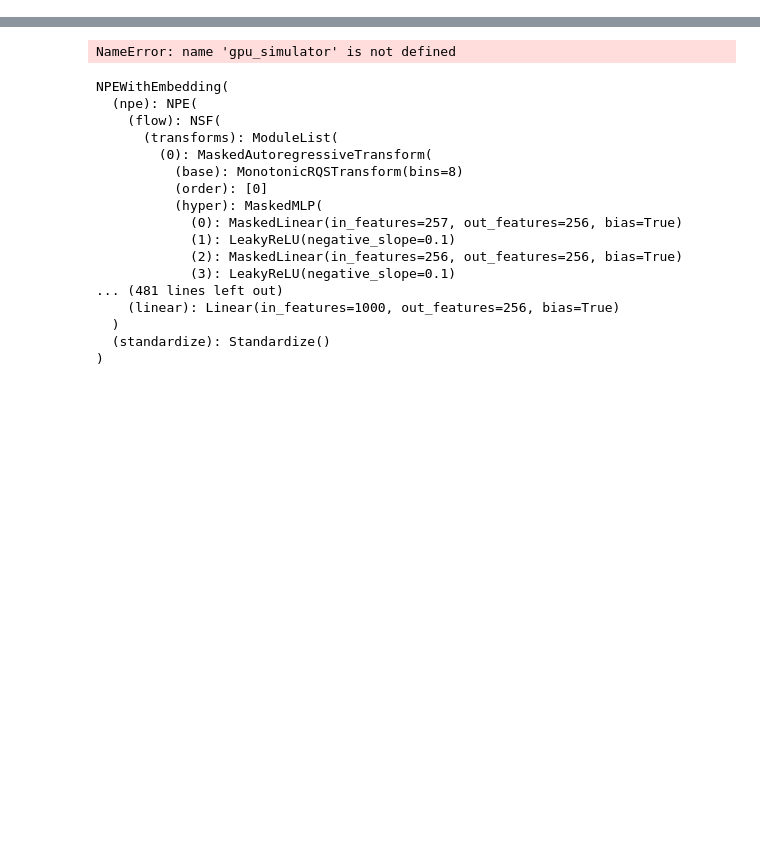
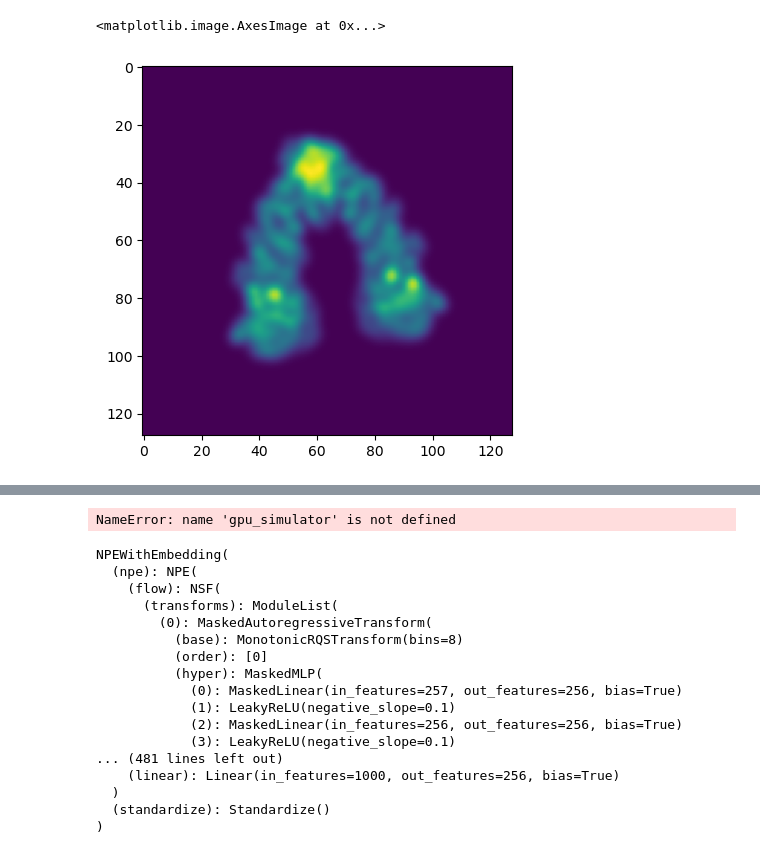
Before and after one commit to flatironinstitute/cryoSBI, a Jupyter notebook: notebooks/Untitled.ipynb, the cells around one changed output, grey strips where cells are left out. Saved outputs shown, nothing was run; the diff lists cells and outputs as text; code cells hidden in the pictures; blank space fills up the shorter version.

```diff
--- a/notebooks/Untitled.ipynb
+++ b/notebooks/Untitled.ipynb
@@ -151,3 +147,8 @@ plt.imshow(test_images[30].cpu().numpy())
+# %%
+plt.imshow(test_images[19].cpu().numpy())
+# %% [output]
+<matplotlib.image.AxesImage at 0x...>
+[figure, added]
 # %%
 %timeit project_density_batched(models, test_quats, sigma, shifts, num_pixels, pixel_size)
 # %% [output]
```
Also changed, not shown: parts of 19 cells of this notebook, 11 other files.
